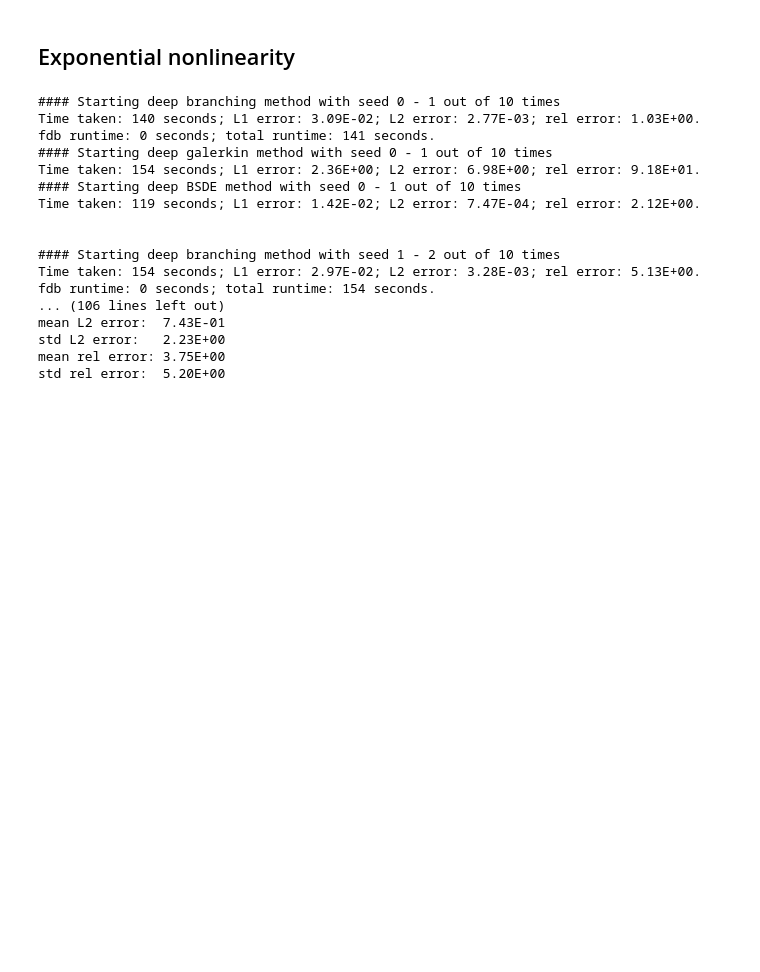
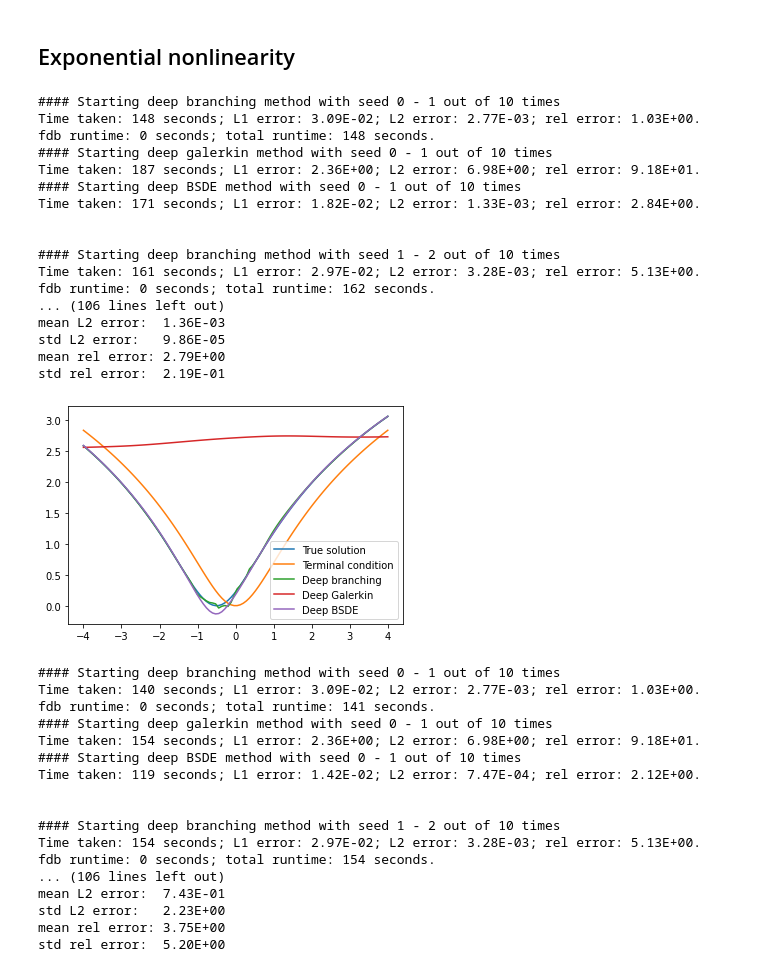
Before and after one commit to nguwijy/deep_branching, a Jupyter notebook: comparison.ipynb, the cells around one changed output. Saved outputs shown, nothing was run; the diff lists cells and outputs as text; code cells hidden in the pictures; blank space fills up the shorter version.

```diff
--- a/comparison.ipynb
+++ b/comparison.ipynb
@@ -762,4 +901,36 @@ grid_d_dim_with_t = np.concatenate((t_lo * np.ones((1, 100)), grid_d_dim), axis=
 T = .05
 true = exact_example(t_lo, grid_d_dim, T)
 terminal = exact_example(T, grid_d_dim, T)
+# %%
+# corrected bn_layer for deep_bsde method
+#
+# Performance comparison
+compare_performance(grid, grid_d_dim, grid_d_dim_with_t, t_lo, true, terminal=terminal, # seeds=[0],
+                    # verbose=True, debug_mode=True, disable_galerkin=True, disable_bsde=True, disable_branch=True,
+                    T=T, device=device, epochs=3000, fname="exponential",
+                    branch_nb_states=1000, branch_nb_path_per_state=3000,
+                    branch_patches=1, branch_exponential_lambda=-math.log(.95)/T,
+                    branch_nb_states_per_batch=1000,
+                    bsde_nb_states=100000, bsde_nb_time_intervals=4,
+                    dgm_nb_states=10000, f_fun=f_example, dgm_f_fun=dgm_f_example,
+                    deriv_map=deriv_map, dgm_deriv_map=dgm_deriv_map, phi_fun=phi_example)
+# %% [output]
+#### Starting deep branching method with seed 0 - 1 out of 10 times
+Time taken: 148 seconds; L1 error: 3.09E-02; L2 error: 2.77E-03; rel error: 1.03E+00.
+fdb runtime: 0 seconds; total runtime: 148 seconds.
+#### Starting deep galerkin method with seed 0 - 1 out of 10 times
+Time taken: 187 seconds; L1 error: 2.36E+00; L2 error: 6.98E+00; rel error: 9.18E+01.
+#### Starting deep BSDE method with seed 0 - 1 out of 10 times
+Time taken: 171 seconds; L1 error: 1.82E-02; L2 error: 1.33E-03; rel error: 2.84E+00.
+
+
+#### Starting deep branching method with seed 1 - 2 out of 10 times
+Time taken: 161 seconds; L1 error: 2.97E-02; L2 error: 3.28E-03; rel error: 5.13E+00.
+fdb runtime: 0 seconds; total runtime: 162 seconds.
+... (106 lines left out)
+mean L2 error:  1.36E-03
+std L2 error:   9.86E-05
+mean rel error: 2.79E+00
+std rel error:  2.19E-01
+[figure, added]
 # %%
```
Also changed, not shown: parts of 11 cells of this notebook, 56 other files.
